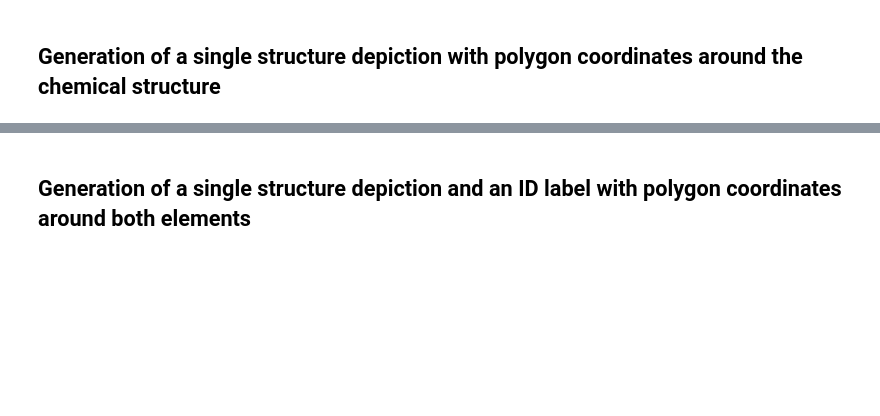
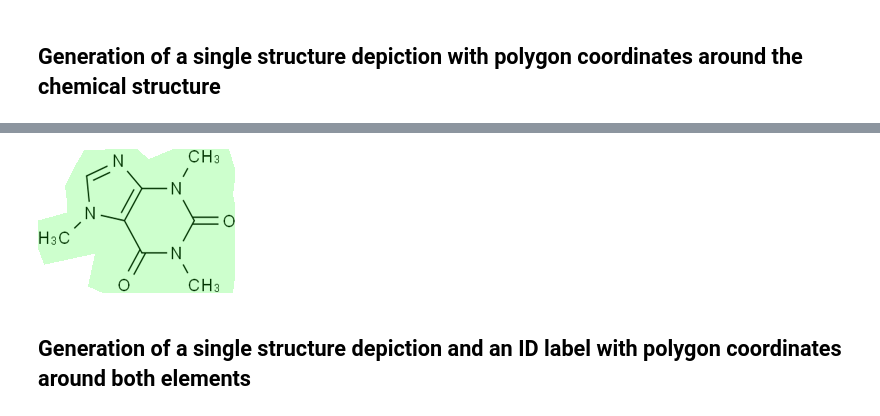
Before and after one commit to OBrink/chemical_page_segmentation_dataset, a Jupyter notebook: dataset_creation_notebook.ipynb, the cells around one changed output, grey strips where cells are left out. Saved outputs shown, nothing was run; the diff lists cells and outputs as text; code cells hidden in the pictures; blank space fills up the shorter version.

```diff
--- a/dataset_creation_notebook.ipynb
+++ b/dataset_creation_notebook.ipynb
@@ -6,5 +6,5 @@ from ChemPageSegmentationDatasetCreator import ChemPageSegmentationDatasetCreato
 ## Generation of a single structure depiction with polygon coordinates around the chemical structure
 # %%
 smiles = 'CN1C=NC2=C1C(=O)N(C(=O)N2C)C'
-dataset_creator = CPSD_creator([smiles], load_PLN_annotations=False)
+dataset_creator = CPSD_creator([smiles], load_PLN_annotations=True)
 # %%
@@ -20,11 +20,13 @@ image
 # %%
 annotation
-x_coords = annotation['regions'][0]['shape_attributes']['all_points_x']
-y_coords = annotation['regions'][0]['shape_attributes']['all_points_y']
+x_coords = annotation[0]['shape_attributes']['all_points_x']
+y_coords = annotation[0]['shape_attributes']['all_points_y']
 polygon = [(x_coords[n], y_coords[n]) for n in range(len(x_coords))]
 draw = ImageDraw.Draw(image, 'RGBA')
 draw.polygon(polygon, fill = (0,255,0,50))
 image
+# %% [output]
+[figure, added]
 # %% [markdown]
 ## Generation of a single structure depiction and an ID label with polygon coordinates around both elements
 # %%
```
Also changed, not shown: parts of 8 cells of this notebook, 2 other files.
